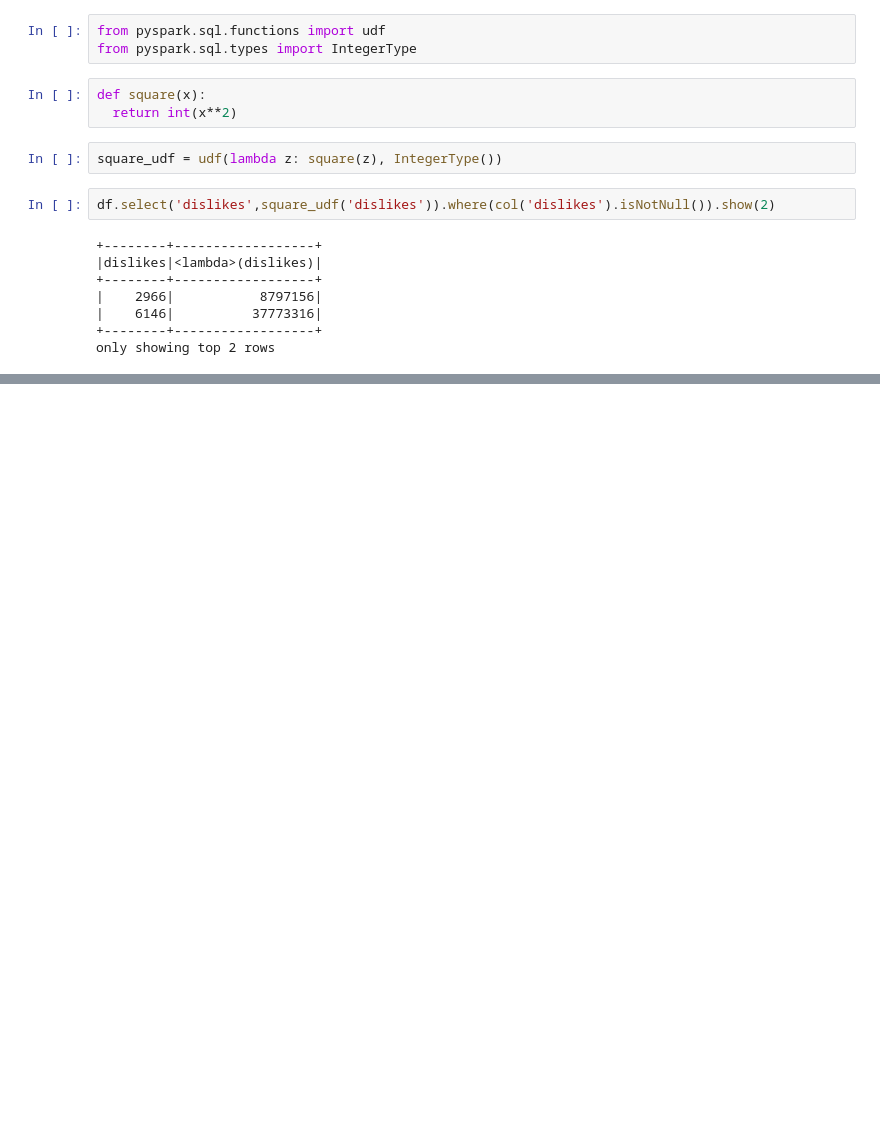
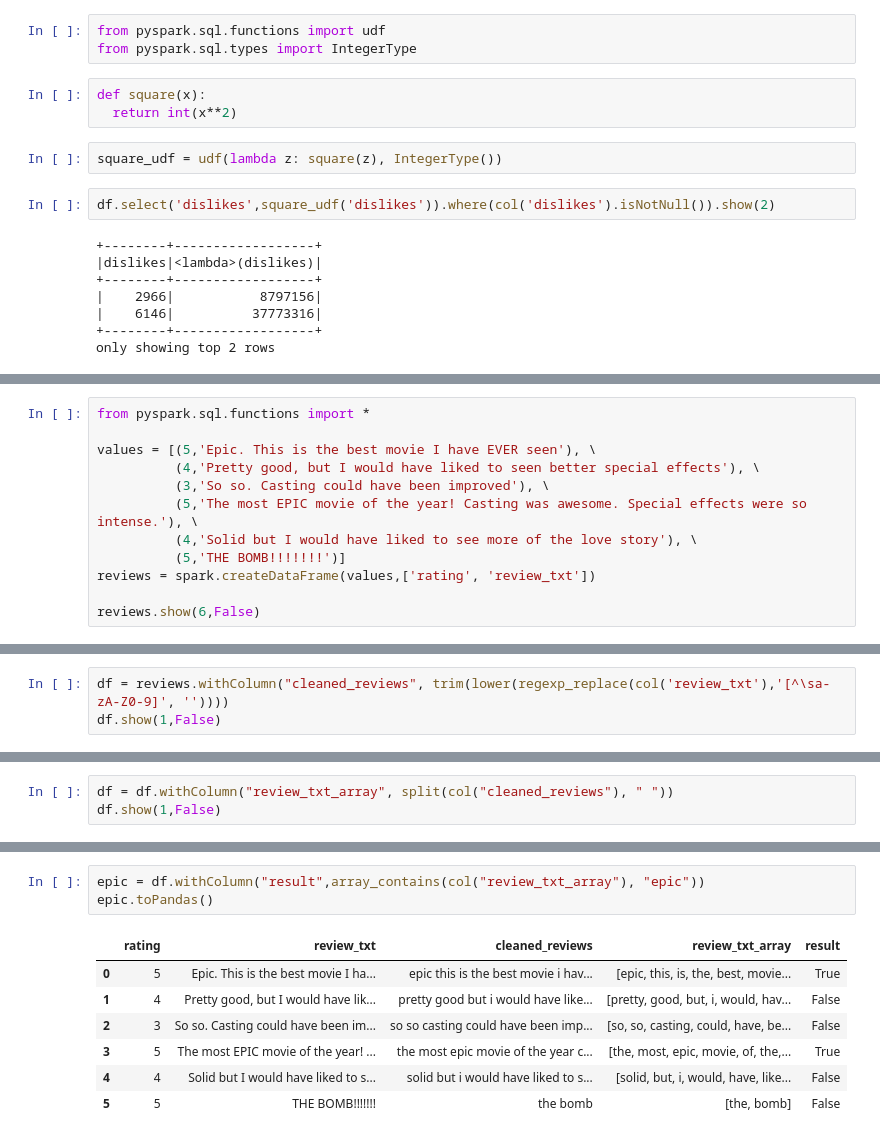
Before and after one commit to citysiva180/PySpark_Exclusive_Learning, a Jupyter notebook: PySpark_Essentials_by_LAYLA.ipynb, the cells around one changed output, grey strips where cells are left out. Saved outputs shown, nothing was run; the diff lists cells and outputs as text; blank space fills up the shorter version.

```diff
--- a/PySpark_Essentials_by_LAYLA.ipynb
+++ b/PySpark_Essentials_by_LAYLA.ipynb
@@ -1456,0 +1929,12 @@ only showing top 2 rows
+# %%
+from pyspark.sql.functions import *
+
+values = [(5,'Epic. This is the best movie I have EVER seen'), \
+          (4,'Pretty good, but I would have liked to seen better special effects'), \
+          (3,'So so. Casting could have been improved'), \
+          (5,'The most EPIC movie of the year! Casting was awesome. Special effects were so intense.'), \
+          (4,'Solid but I would have liked to see more of the love story'), \
+          (5,'THE BOMB!!!!!!!')]
+reviews = spark.createDataFrame(values,['rating', 'review_txt'])
+
+reviews.show(6,False)
@@ -1456,0 +1954,3 @@ only showing top 2 rows
+# %%
+df = reviews.withColumn("cleaned_reviews", trim(lower(regexp_replace(col('review_txt'),'[^\sa-zA-Z0-9]', ''))))
+df.show(1,False)
@@ -1456,0 +1964,3 @@ only showing top 2 rows
+# %%
+df = df.withColumn("review_txt_array", split(col("cleaned_reviews"), " "))
+df.show(1,False)
@@ -1456,0 +1974,11 @@ only showing top 2 rows
+# %%
+epic = df.withColumn("result",array_contains(col("review_txt_array"), "epic"))
+epic.toPandas()
+# %% [output]
+|  | rating | review_txt | cleaned_reviews | review_txt_array | result |
+| 0 | 5 | Epic. This is the best movie I ha... | epic this is the best movie i hav... | [epic, this, is, the, best, movie... | True |
+| 1 | 4 | Pretty good, but I would have lik... | pretty good but i would have like... | [pretty, good, but, i, would, hav... | False |
+| 2 | 3 | So so. Casting could have been im... | so so casting could have been imp... | [so, so, casting, could, have, be... | False |
+| 3 | 5 | The most EPIC movie of the year! ... | the most epic movie of the year c... | [the, most, epic, movie, of, the,... | True |
+| 4 | 4 | Solid but I would have liked to s... | solid but i would have liked to s... | [solid, but, i, would, have, like... | False |
+| 5 | 5 | THE BOMB!!!!!!! | the bomb | [the, bomb] | False |
```
Also changed, not shown: parts of 47 cells of this notebook.
